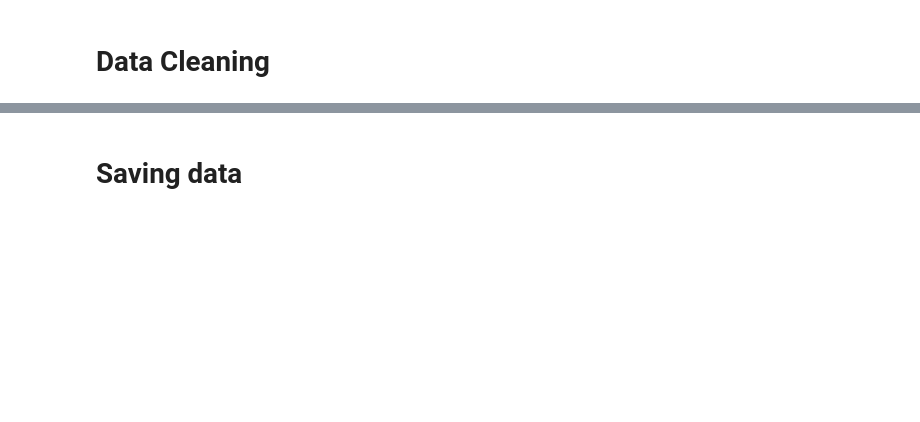
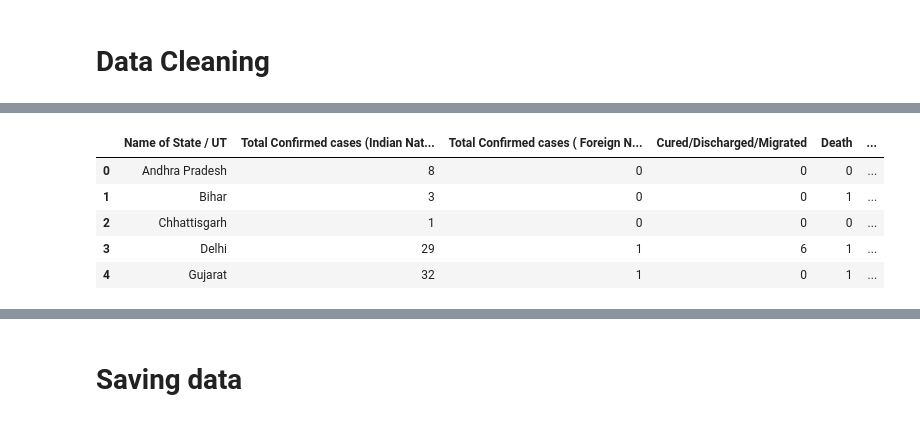
Before and after one commit to sreyaz01/covid-19-india-data, a Jupyter notebook: web_scraping.ipynb, the cells around one changed output, grey strips where cells are left out. Cells and saved outputs as stored; diff of their text form; code cells hidden in the pictures; blank space fills up the shorter version.

```diff
--- a/web_scraping.ipynb
+++ b/web_scraping.ipynb
@@ -101,35 +125,44 @@ lat = {'Delhi':28.7041,
        'Gujarat': 22.2587,
        'Himachal Pradesh': 31.1048,
        'Madhya Pradesh': 22.9734,
-       'Bihar': 25.0961}
+       'Bihar': 25.0961,
+       'Manipur':24.6637}
 
 long = {'Delhi':77.1025,
         'Haryana':76.0856,
         'Kerala':76.2711,
         'Rajasthan':74.2179,
         'Telengana':79.0193,
         'Uttar Pradesh':80.9462,
         'Ladakh':78.2932,
         'Tamil Nadu':78.6569,
         'Jammu and Kashmir':76.5762,
         'Punjab':75.3412,
         'Karnataka':75.7139,
         'Maharashtra':75.7139,
         'Andhra Pradesh':79.7400,
         'Odisha':85.0985,
         'Uttarakhand':79.0193,
         'West Bengal':87.8550,
         'Puducherry': 79.8083,
         'Chandigarh': 76.7794,
         'Chhattisgarh':81.8661,
         'Gujarat': 71.1924,
         'Himachal Pradesh': 77.1734,
         'Madhya Pradesh': 78.6569,
-        'Bihar': 85.3131}
+        'Bihar': 85.3131,
+        'Manipur':93.9063}
 
 df_bs['Latitude'] = df_bs['Name of State / UT'].map(lat)
 df_bs['Longitude'] = df_bs['Name of State / UT'].map(long)
 
 df_bs.head()
+# %% [output]
+|  | Name of State / UT | Total Confirmed cases (Indian Nat... | Total Confirmed cases ( Foreign N... | Cured/Discharged/Migrated | Death | ... |
+| 0 | Andhra Pradesh | 8 | 0 | 0 | 0 | ... |
+| 1 | Bihar | 3 | 0 | 0 | 1 | ... |
+| 2 | Chhattisgarh | 1 | 0 | 0 | 0 | ... |
+| 3 | Delhi | 29 | 1 | 6 | 1 | ... |
+| 4 | Gujarat | 32 | 1 | 0 | 1 | ... |
 # %%
 df_bs.isna().sum()
```
Also changed, not shown: parts of 10 cells of this notebook, 1 other file.
